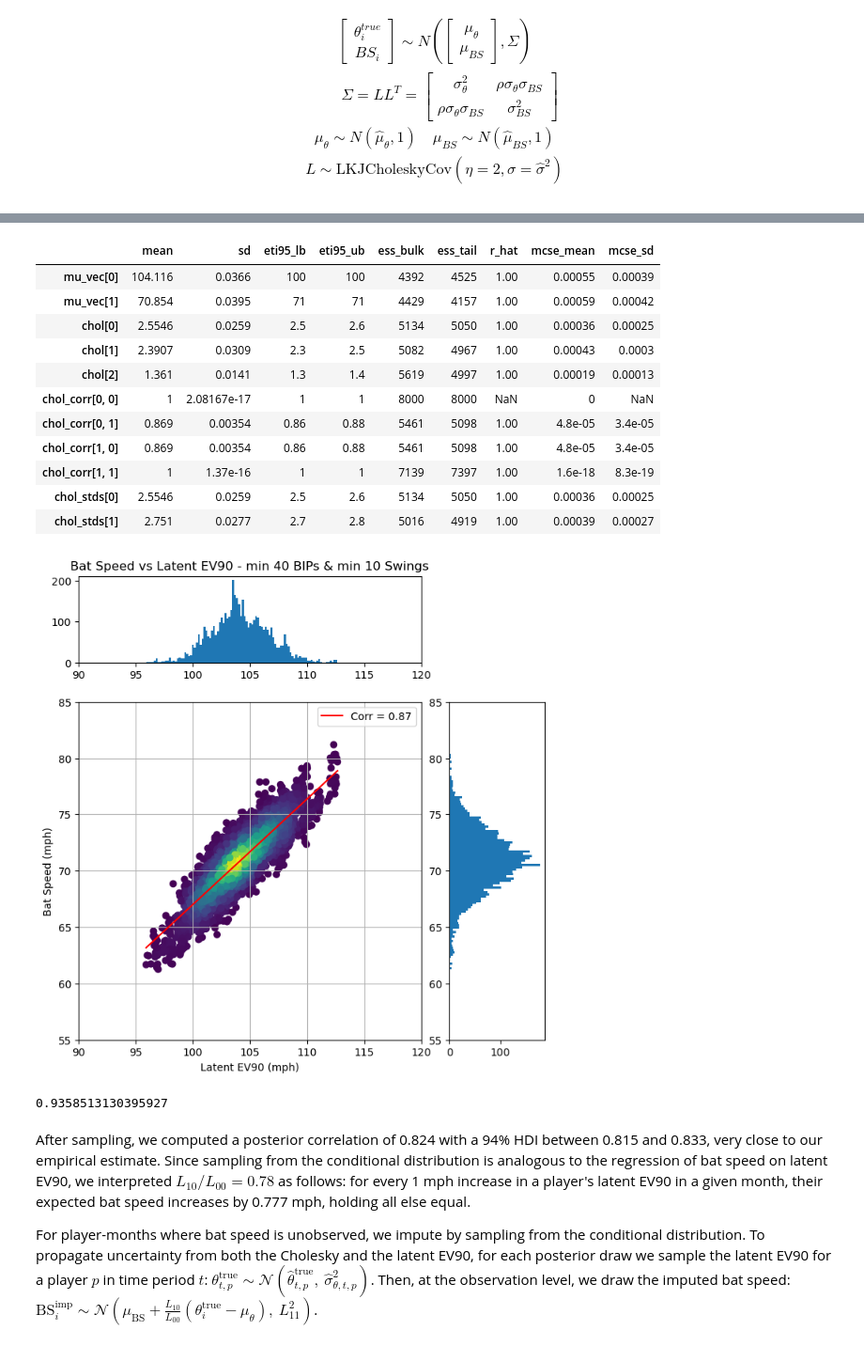
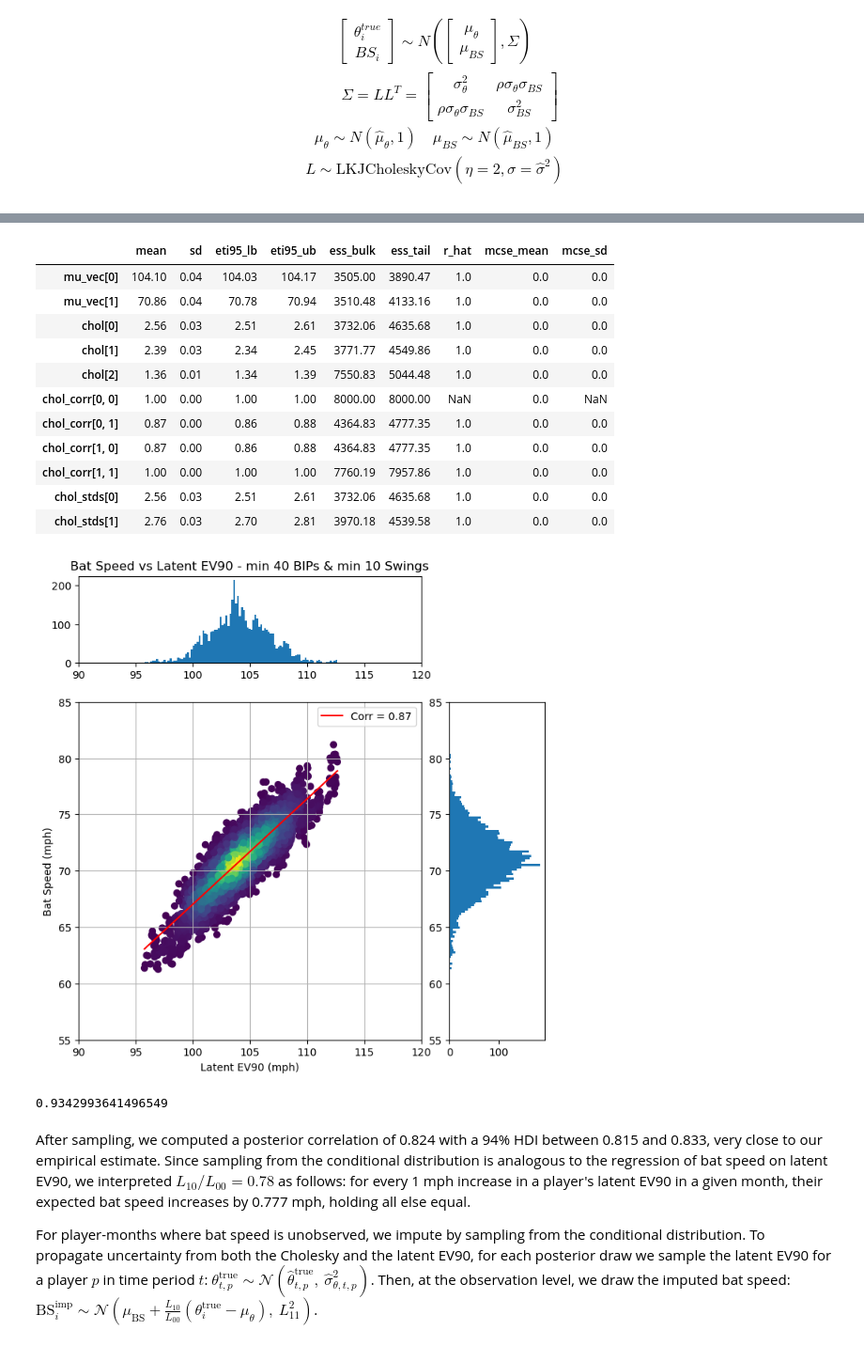
Before and after one commit to remmertjack/portfolio, a Jupyter notebook: batspeed/ev90_monthly_model.ipynb, the cells around one changed output, grey strips where cells are left out. Shown at 94% size. Drawn from its saved outputs; the diff is of its cells as text; code cells hidden in the pictures.

```diff
--- a/batspeed/ev90_monthly_model.ipynb
+++ b/batspeed/ev90_monthly_model.ipynb
@@ -122,7 +121,7 @@ def sample(model: pm.Model, draws: int = 2000, tune: int = 2000, chains: int = 4
         Seed for randomness.
     """
     with model:
-        trace = pmjax.sample_numpyro_nuts(
+        trace = pm.sample(
             draws=draws,
             tune=tune,
             chains=chains,
@@ -219,7 +218,7 @@ with pm.Model(coords=coords) as model:
 
     # priors
     ## ev90 distribution
-    ev90_distribution = pm.Normal('ev90_distribution', mu=ev90_obs_mean, sigma=ev90_obs_std)
+    ev90_distribution = pm.Normal('ev90_distribution', mu=ev90_obs_mean, sigma=ev90_obs_std*1.25)
     ## how much do we expect players to vary from the overall mean ev90
     sigma_player = pm.Exponential('sigma_player', 1.0)
     ## month over month change in ev90
@@ -551,18 +538,18 @@ python(15353) MallocStackLogging: can't turn off malloc stack logging because it
 # %%
-az.summary(trace_mvn, var_names=['mu_vec','chol','chol_corr','chol_stds'], ci_prob=0.95)
+az.summary(trace_mvn, var_names=['mu_vec','chol','chol_corr','chol_stds'], ci_prob=0.95, round_to=2)
 # %% [output]
 |  | mean | sd | eti95_lb | eti95_ub | ess_bulk | ess_tail | r_hat | mcse_mean | mcse_sd |
-| mu_vec[0] | 104.116 | 0.0366 | 100 | 100 | 4392 | 4525 | 1.00 | 0.00055 | 0.00039 |
-| mu_vec[1] | 70.854 | 0.0395 | 71 | 71 | 4429 | 4157 | 1.00 | 0.00059 | 0.00042 |
-| chol[0] | 2.5546 | 0.0259 | 2.5 | 2.6 | 5134 | 5050 | 1.00 | 0.00036 | 0.00025 |
-| chol[1] | 2.3907 | 0.0309 | 2.3 | 2.5 | 5082 | 4967 | 1.00 | 0.00043 | 0.0003 |
-| chol[2] | 1.361 | 0.0141 | 1.3 | 1.4 | 5619 | 4997 | 1.00 | 0.00019 | 0.00013 |
-| chol_corr[0, 0] | 1 | 2.08167e-17 | 1 | 1 | 8000 | 8000 | NaN | 0 | NaN |
-| chol_corr[0, 1] | 0.869 | 0.00354 | 0.86 | 0.88 | 5461 | 5098 | 1.00 | 4.8e-05 | 3.4e-05 |
-| chol_corr[1, 0] | 0.869 | 0.00354 | 0.86 | 0.88 | 5461 | 5098 | 1.00 | 4.8e-05 | 3.4e-05 |
-| chol_corr[1, 1] | 1 | 1.37e-16 | 1 | 1 | 7139 | 7397 | 1.00 | 1.6e-18 | 8.3e-19 |
-| chol_stds[0] | 2.5546 | 0.0259 | 2.5 | 2.6 | 5134 | 5050 | 1.00 | 0.00036 | 0.00025 |
-| chol_stds[1] | 2.751 | 0.0277 | 2.7 | 2.8 | 5016 | 4919 | 1.00 | 0.00039 | 0.00027 |
+| mu_vec[0] | 104.10 | 0.04 | 104.03 | 104.17 | 3505.00 | 3890.47 | 1.0 | 0.0 | 0.0 |
+| mu_vec[1] | 70.86 | 0.04 | 70.78 | 70.94 | 3510.48 | 4133.16 | 1.0 | 0.0 | 0.0 |
+| chol[0] | 2.56 | 0.03 | 2.51 | 2.61 | 3732.06 | 4635.68 | 1.0 | 0.0 | 0.0 |
+| chol[1] | 2.39 | 0.03 | 2.34 | 2.45 | 3771.77 | 4549.86 | 1.0 | 0.0 | 0.0 |
+| chol[2] | 1.36 | 0.01 | 1.34 | 1.39 | 7550.83 | 5044.48 | 1.0 | 0.0 | 0.0 |
+| chol_corr[0, 0] | 1.00 | 0.00 | 1.00 | 1.00 | 8000.00 | 8000.00 | NaN | 0.0 | NaN |
+| chol_corr[0, 1] | 0.87 | 0.00 | 0.86 | 0.88 | 4364.83 | 4777.35 | 1.0 | 0.0 | 0.0 |
+| chol_corr[1, 0] | 0.87 | 0.00 | 0.86 | 0.88 | 4364.83 | 4777.35 | 1.0 | 0.0 | 0.0 |
+| chol_corr[1, 1] | 1.00 | 0.00 | 1.00 | 1.00 | 7760.19 | 7957.86 | 1.0 | 0.0 | 0.0 |
+| chol_stds[0] | 2.56 | 0.03 | 2.51 | 2.61 | 3732.06 | 4635.68 | 1.0 | 0.0 | 0.0 |
+| chol_stds[1] | 2.76 | 0.03 | 2.70 | 2.81 | 3970.18 | 4539.58 | 1.0 | 0.0 | 0.0 |
 # %%
 from matplotlib import gridspec
 from scipy.stats import gaussian_kde
@@ -605,7 +592,7 @@ draw_joint(fig, outer[0], x1, y1, 'Latent EV90 (mph)', 'Bat Speed (mph)', f'Bat
            xlim = (90,120), ylim = (55,85), xticks = np.arange(90, 121, 5), yticks=np.arange(55, 86, 5)
         )
 # %% [output]
-[figure, old version]
+[figure, new version]
 # %%
 # grab posterior distributions
 l00_post = trace_mvn.posterior["chol"].values[:,:,0]
@@ -617,7 +604,7 @@ mu_ev_post = trace_mvn.posterior["mu_vec"].values[:,:,0]
 # weight or beta coefficent
 print(np.mean(l10_post/l00_post))
 # %% [output]
-0.9358513130395927
+0.9342993641496549
 # %% [markdown]
 After sampling, we computed a posterior correlation of 0.824 with a 94\% HDI between 0.815 and 0.833, very close to our empirical estimate. Since sampling from the conditional distribution is analogous to the regression of bat speed on latent EV90, we interpreted $L_{10}/L_{00}=0.78$ as follows: for every 1 mph increase in a player's latent EV90 in a given month, their expected bat speed increases by 0.777 mph, holding all else equal.
 
```
Also changed, not shown: parts of 19 cells of this notebook, 2 other files.
